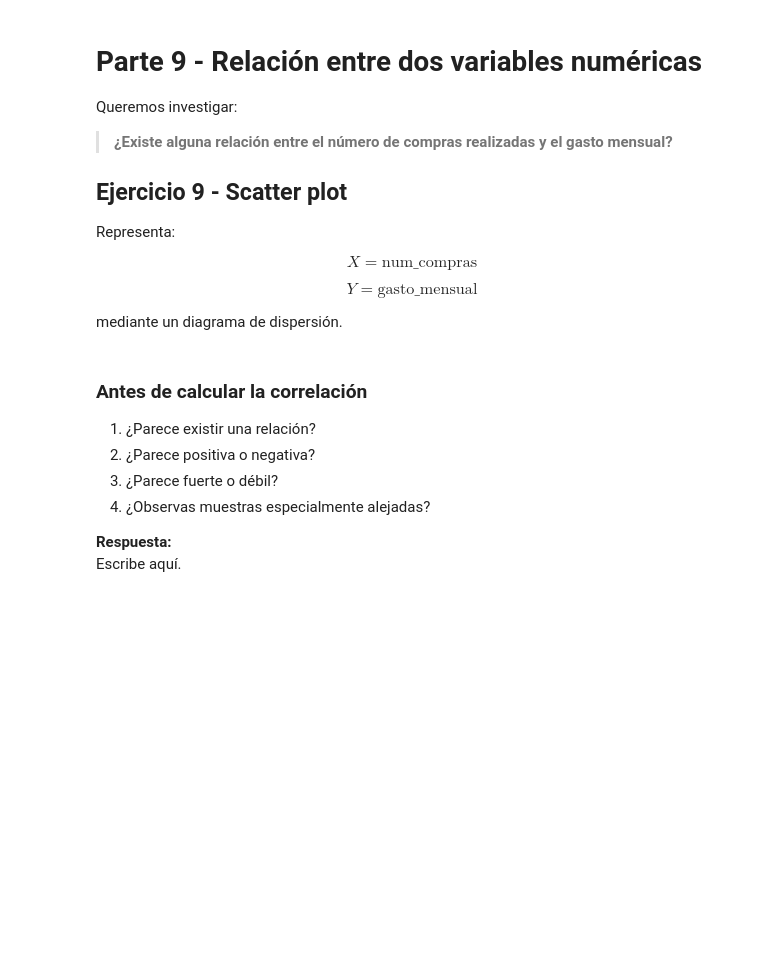
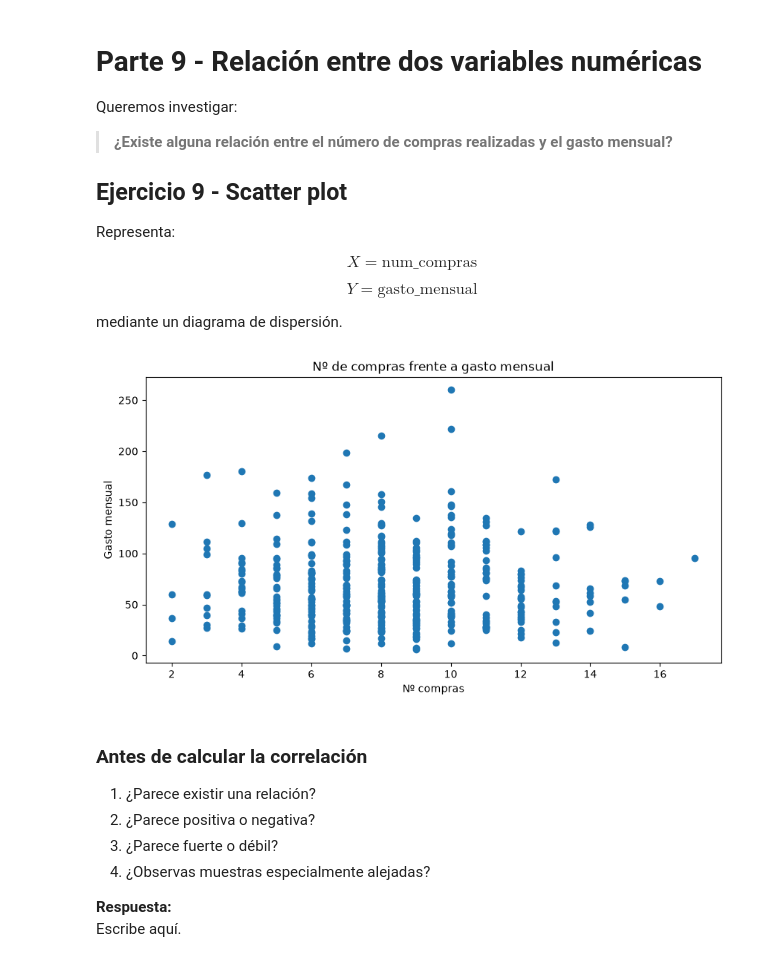
Before and after one commit to Dcuevasgil/sistemas-aprendizaje-automatico, a Jupyter notebook: UD2/practica-5/Practica_05.ipynb, the cells around one changed output. Cells and saved outputs as stored; diff of their text form; code cells hidden in the pictures; blank space fills up the shorter version.

```diff
--- a/UD2/practica-5/Practica_05.ipynb
+++ b/UD2/practica-5/Practica_05.ipynb
@@ -532,3 +625,15 @@ mediante un diagrama de dispersión.
+# %%
+# TODO: crea un scatter plot de num_compras frente a gasto_mensual
+conteos_compra = df["compra_proximo_mes"].value_counts()
+
+plt.figure(figsize=(10, 5))
+plt.scatter(df["num_compras"], df["gasto_mensual"])
+plt.xlabel("Nº compras")
+plt.ylabel("Gasto mensual")
+plt.title("Nº de compras frente a gasto mensual")
+plt.show()
+# %% [output]
+[figure, added]
 # %% [markdown]
 ### Antes de calcular la correlación
 
```
Also changed, not shown: parts of 18 cells of this notebook.
